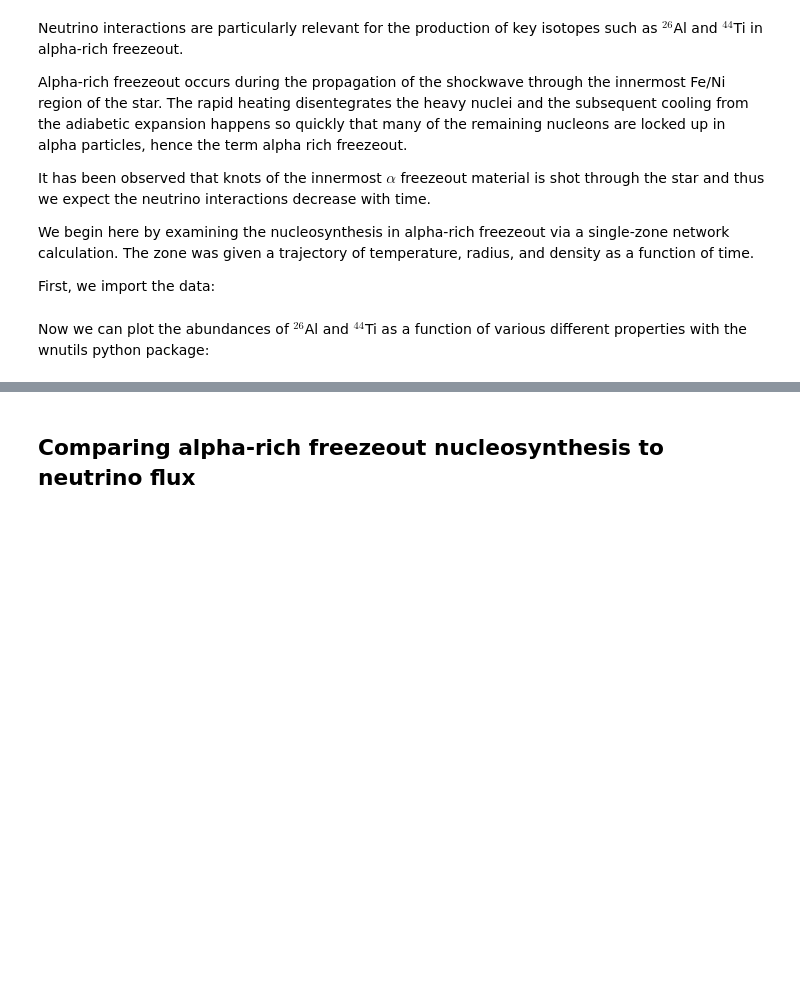
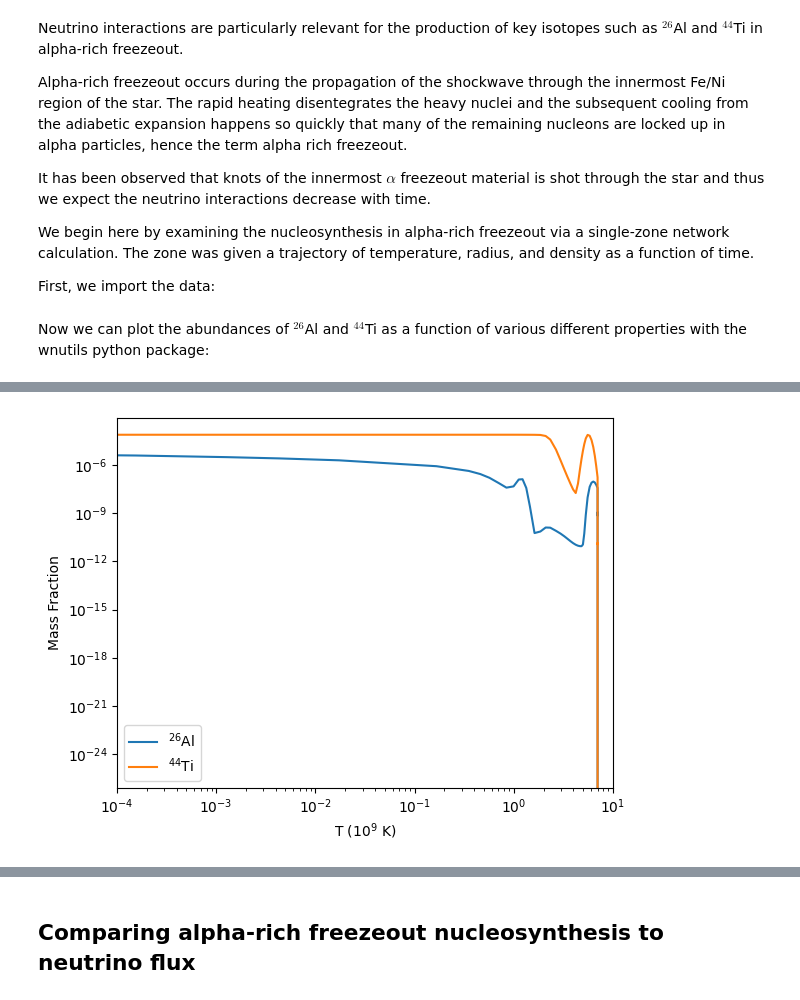
Before and after one commit to lucaswalls18/nu_fluxSN, a Jupyter notebook: nu_fluxSNII.ipynb, the cells around one changed output, grey strips where cells are left out. Cells and saved outputs as stored; diff of their text form; code cells hidden in the pictures; blank space fills up the shorter version.

```diff
--- a/nu_fluxSNII.ipynb
+++ b/nu_fluxSNII.ipynb
@@ -51,0 +138,5 @@ Now we can plot the abundances of $^{26}$Al and $^{44}$Ti as a function of vario
+# %%
+alpha_xml.plot_mass_fractions_vs_property('t9',['al26','ti44'], xscale = 'log', yscale = 'log',
+                                           use_latex_names = True, xlabel = 'T ($10^9$ K)', xlim = [1e-4, 10])
+# %% [output]
+[figure, added]
```
Also changed, not shown: parts of 17 cells of this notebook.
